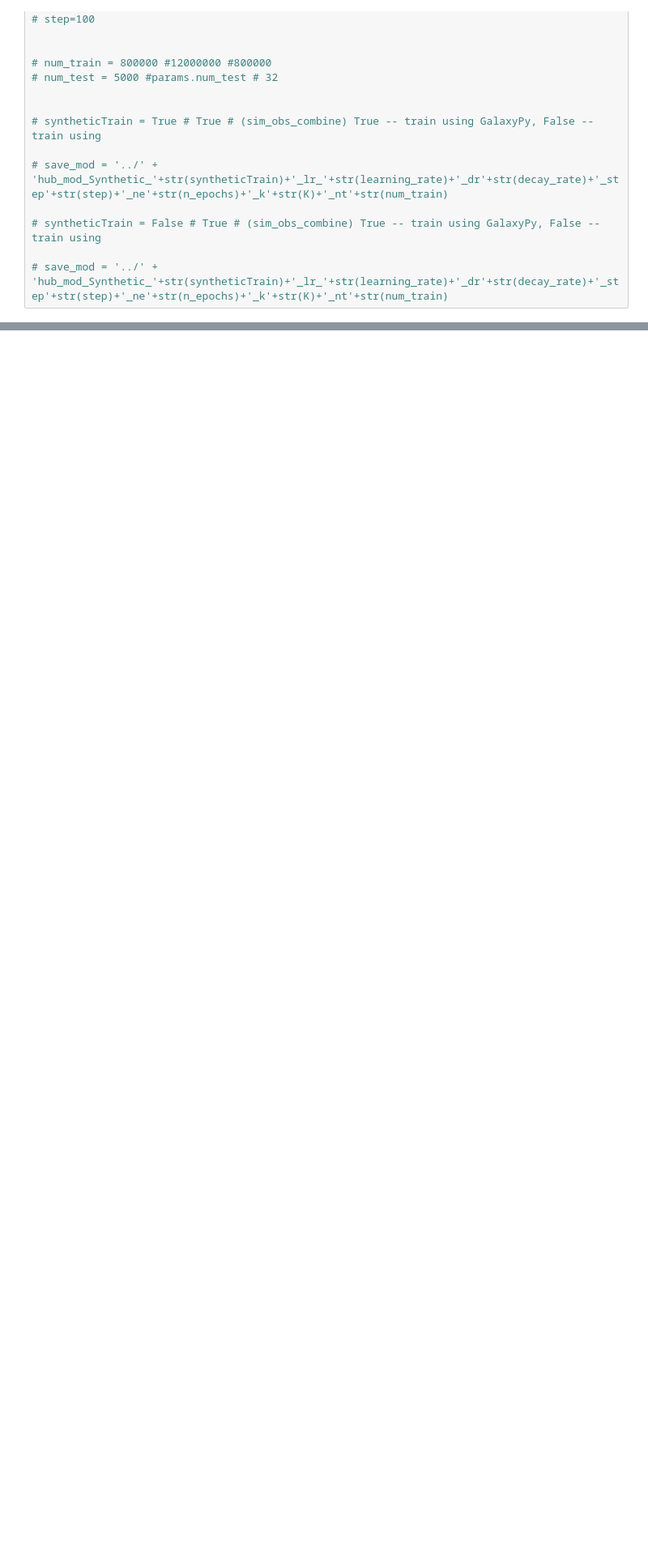
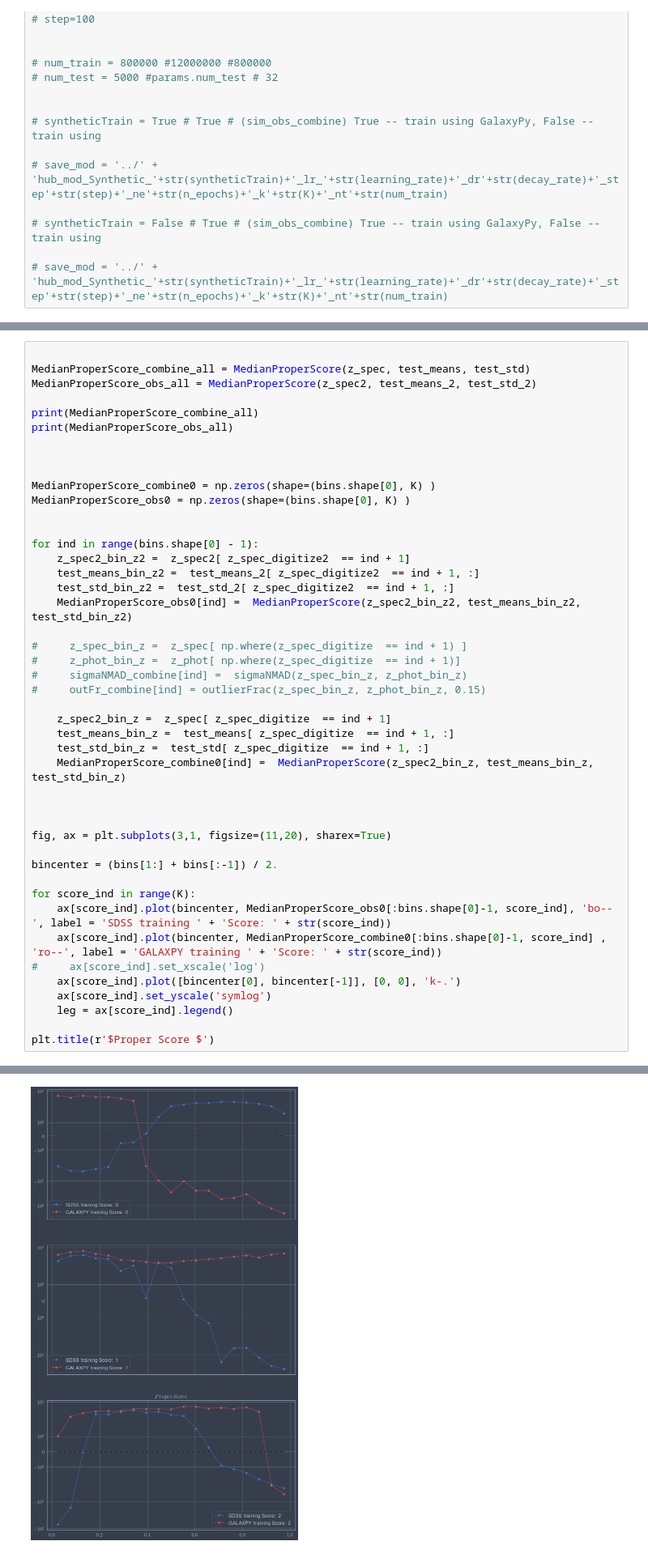
Before and after one commit to nesar/phoZ, a Jupyter notebook: Testing/mdn_test.ipynb, the cells around one changed output, grey strips where cells are left out. Shown: that part at 81% size. Drawn from its saved outputs; the diff is of its cells as text; blank space fills up the shorter version.

```diff
--- a/Testing/mdn_test.ipynb
+++ b/Testing/mdn_test.ipynb
@@ -879,0 +1032,46 @@ for artist, text in zip(leg.legendHandles, leg.get_texts()):
+# %%
+
+MedianProperScore_combine_all = MedianProperScore(z_spec, test_means, test_std)
+MedianProperScore_obs_all = MedianProperScore(z_spec2, test_means_2, test_std_2)
+
+print(MedianProperScore_combine_all)
+print(MedianProperScore_obs_all)
+
+
+
+MedianProperScore_combine0 = np.zeros(shape=(bins.shape[0], K) )
+MedianProperScore_obs0 = np.zeros(shape=(bins.shape[0], K) )
+
+
+for ind in range(bins.shape[0] - 1):
+    z_spec2_bin_z2 =  z_spec2[ z_spec_digitize2  == ind + 1]
+    test_means_bin_z2 =  test_means_2[ z_spec_digitize2  == ind + 1, :]
+    test_std_bin_z2 =  test_std_2[ z_spec_digitize2  == ind + 1, :]
+    MedianProperScore_obs0[ind] =  MedianProperScore(z_spec2_bin_z2, test_means_bin_z2, test_std_bin_z2)
+
+#     z_spec_bin_z =  z_spec[ np.where(z_spec_digitize  == ind + 1) ]
+#     z_phot_bin_z =  z_phot[ np.where(z_spec_digitize  == ind + 1)]
+#     sigmaNMAD_combine[ind] =  sigmaNMAD(z_spec_bin_z, z_phot_bin_z)
+#     outFr_combine[ind] = outlierFrac(z_spec_bin_z, z_phot_bin_z, 0.15)
+
+    z_spec2_bin_z =  z_spec[ z_spec_digitize  == ind + 1]
+    test_means_bin_z =  test_means[ z_spec_digitize  == ind + 1, :]
+    test_std_bin_z =  test_std[ z_spec_digitize  == ind + 1, :]
+    MedianProperScore_combine0[ind] =  MedianProperScore(z_spec2_bin_z, test_means_bin_z, test_std_bin_z)
+
+
+
+fig, ax = plt.subplots(3,1, figsize=(11,20), sharex=True)
+
+bincenter = (bins[1:] + bins[:-1]) / 2.
+
+for score_ind in range(K):
+    ax[score_ind].plot(bincenter, MedianProperScore_obs0[:bins.shape[0]-1, score_ind], 'bo--', label = 'SDSS training ' + 'Score: ' + str(score_ind))
+    ax[score_ind].plot(bincenter, MedianProperScore_combine0[:bins.shape[0]-1, score_ind] , 'ro--', label = 'GALAXPY training ' + 'Score: ' + str(score_ind))
+#     ax[score_ind].set_xscale('log')
+    ax[score_ind].plot([bincenter[0], bincenter[-1]], [0, 0], 'k-.')
+    ax[score_ind].set_yscale('symlog')
+    leg = ax[score_ind].legend()
+
+plt.title(r'$Proper Score $')
+# %% [output]
@@ -879,0 +1081 @@ for artist, text in zip(leg.legendHandles, leg.get_texts()):
+[figure, added]
```
Also changed, not shown: parts of 23 cells of this notebook, 30 other files.
